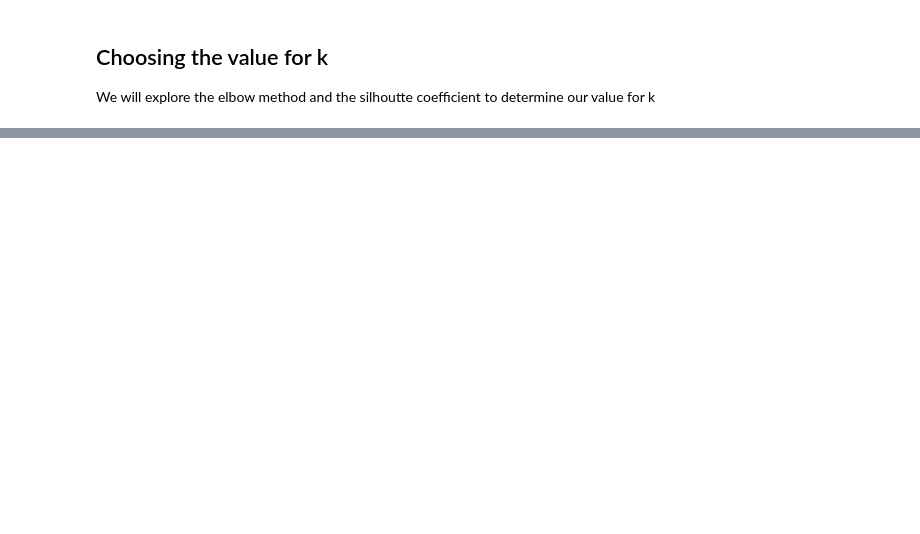
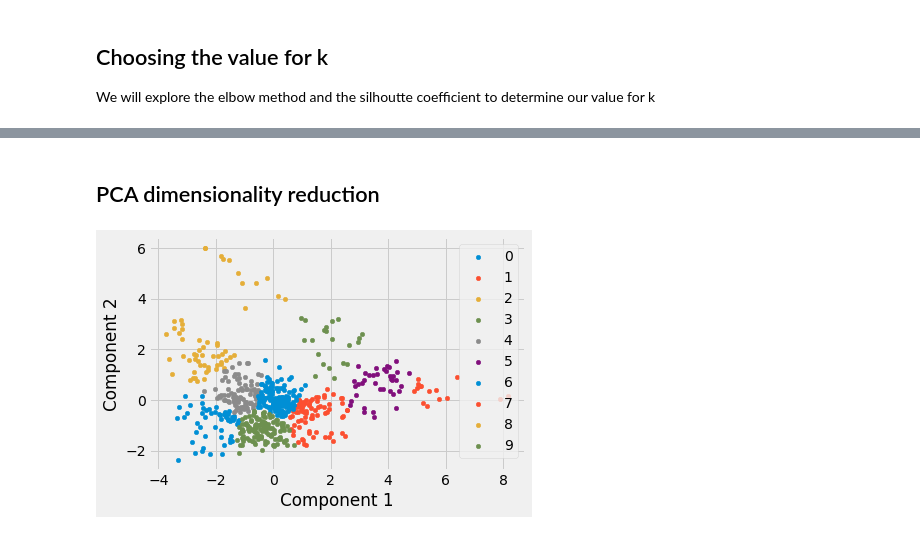
Before and after one commit to dockreg/ca4015_assignment_1, a Jupyter notebook: content/K_Means_Clustering.ipynb, the cells around one changed output, grey strips where cells are left out. Cells and saved outputs as stored; diff of their text form; code cells hidden in the pictures; blank space fills up the shorter version.

```diff
--- a/content/K_Means_Clustering.ipynb
+++ b/content/K_Means_Clustering.ipynb
@@ -265,0 +213,2 @@ plt.show()
+# %% [markdown]
+## PCA dimensionality reduction
@@ -265,0 +219,26 @@ plt.show()
+# %%
+#w_out = pd.DataFrame(df, columns=['Component_1', 'Component_2'])
+w_out_payoff = sd.drop(columns=["Payoff"])
+w_out_payoff
+
+pca = PCA(2)
+
+w_out = pca.fit_transform(w_out_payoff)
+
+kmeans = KMeans(n_clusters= 10)
+
+#predict the labels of clusters.
+label = kmeans.fit_predict(w_out)
+
+#Getting unique labels
+u_labels = np.unique(label)
+
+#plotting the results:
+for i in u_labels:
+    plt.scatter(w_out[label == i , 0] , w_out[label == i , 1] , label = i, s=20)
+plt.legend()
+plt.xlabel("Component 1")
+plt.ylabel("Component 2")
+plt.show()
+# %% [output]
+[figure, added]
```
Also changed, not shown: parts of 25 cells of this notebook, 3 other files.
